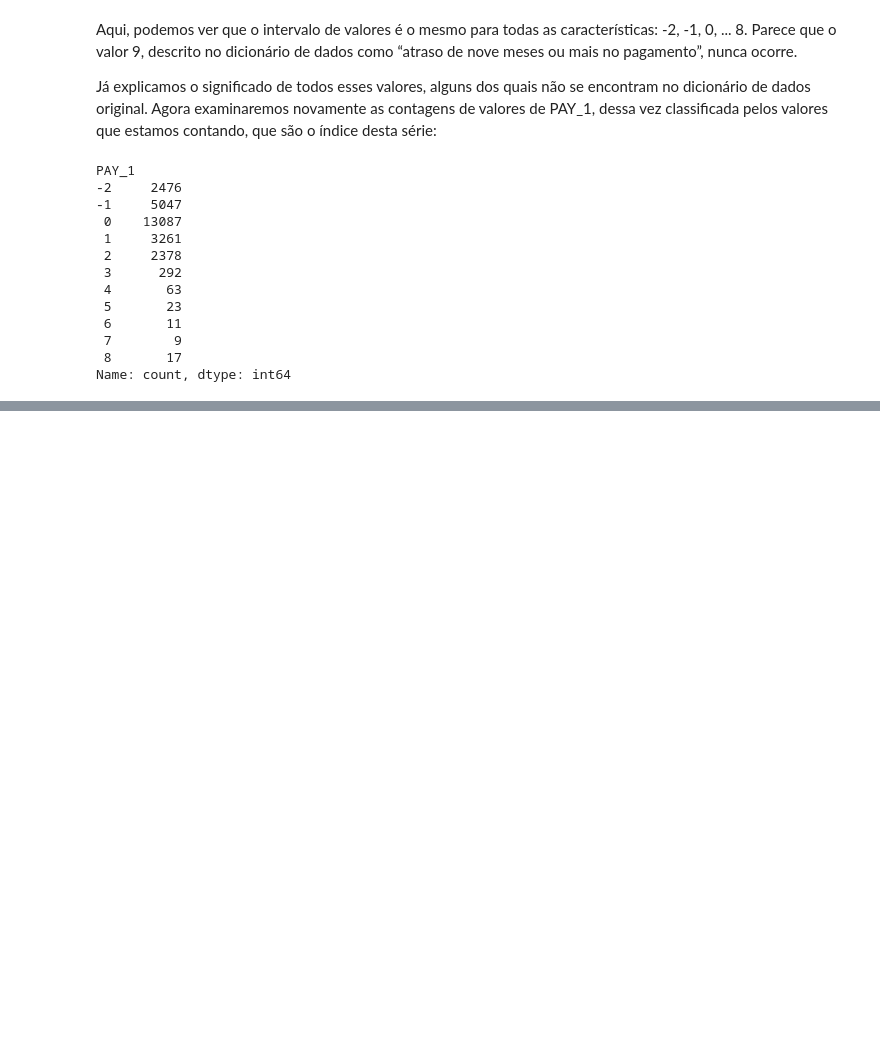
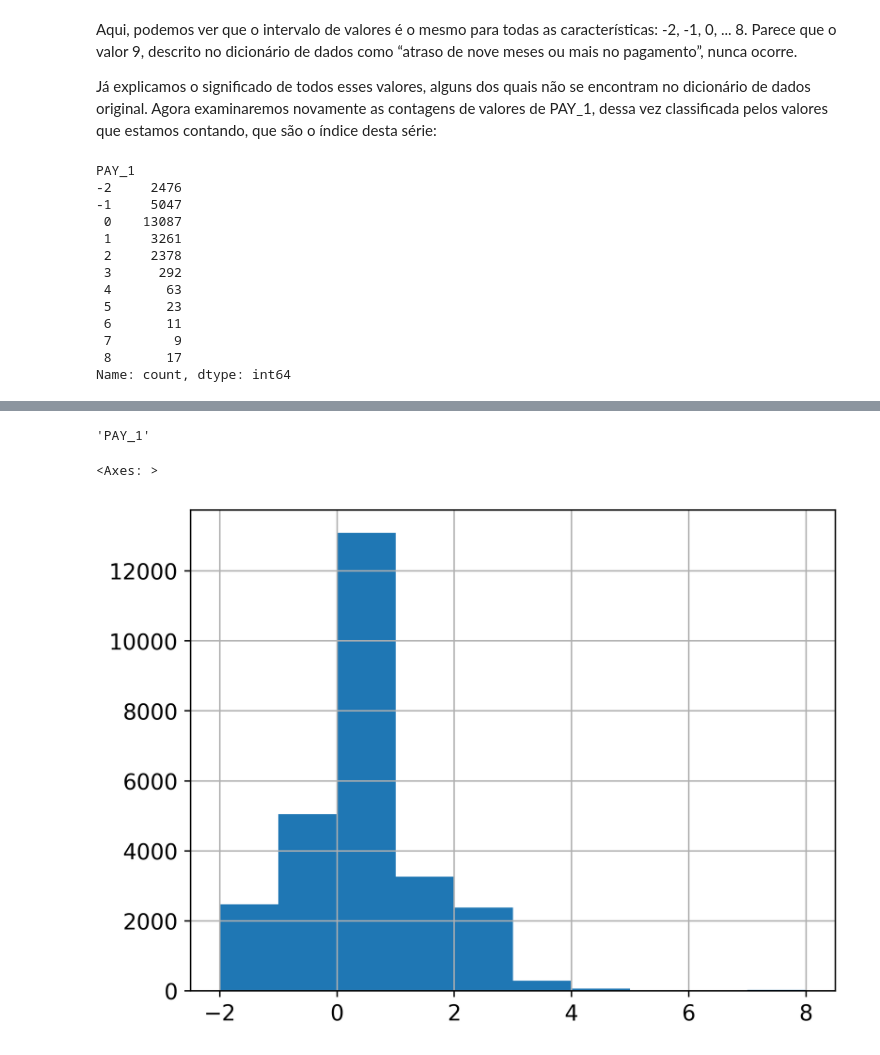
Before and after one commit to AlanSouza87/Estudos-em-Python-para-Analise-e-Ciencia-de-dados, a Jupyter notebook: Livro_Projetos_de_Ciência_de_Dados_com_Python.ipynb, the cells around one changed output, grey strips where cells are left out. Saved outputs shown, nothing was run; the diff lists cells and outputs as text; code cells hidden in the pictures; blank space fills up the shorter version.

```diff
--- a/Livro_Projetos_de_Ciência_de_Dados_com_Python.ipynb
+++ b/Livro_Projetos_de_Ciência_de_Dados_com_Python.ipynb
@@ -839,0 +870,11 @@ não usada, totalmente paga ou com pelo menos o pagamento mínimo feito.
+# %%
+pay_feats[0]
+# %% [output]
+'PAY_1'
+# %%
+mpl.rcParams['figure.dpi'] = 400
+mpl.rcParams['font.size'] = 12
+df[pay_feats[0]].hist()
+# %% [output]
+<Axes: >
+[figure, added]
```
Also changed, not shown: parts of 9 cells of this notebook.
